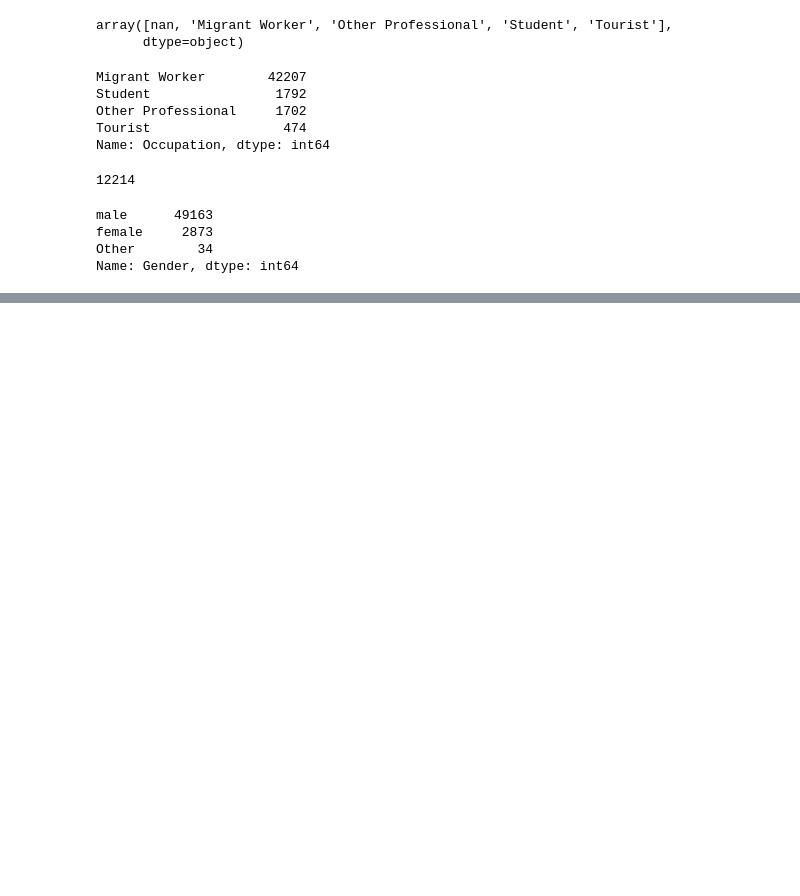
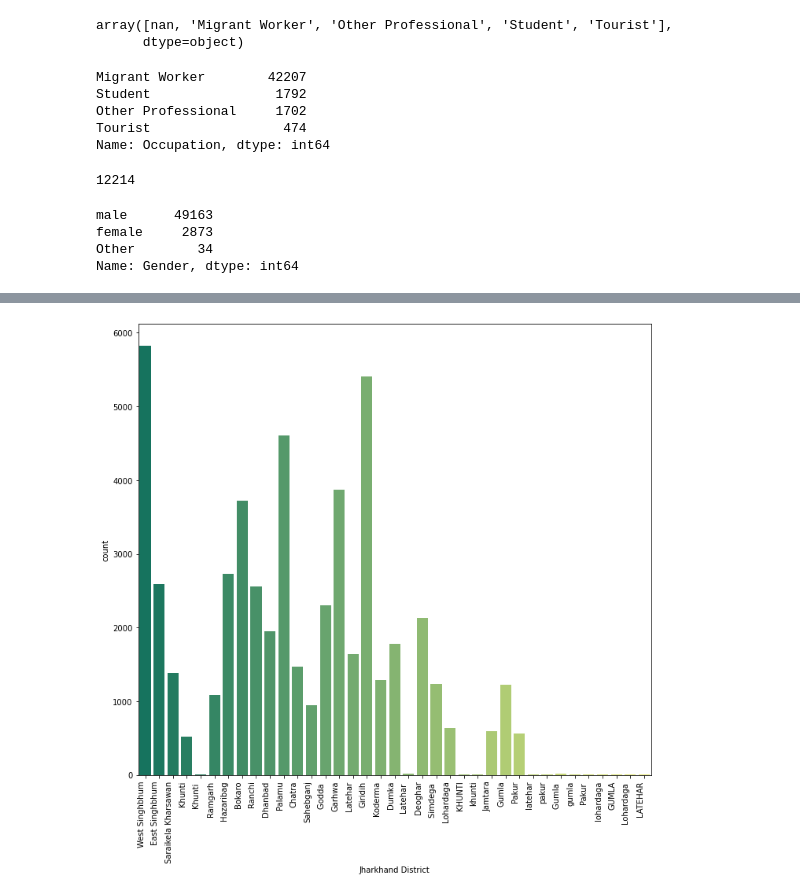
Before and after one commit to VinayakJha-1/Bengaluru_to_Jharkhand_Migration, a Jupyter notebook: Jharkhand_migration.ipynb, the cells around one changed output, grey strips where cells are left out. Cells and saved outputs as stored; diff of their text form; code cells hidden in the pictures; blank space fills up the shorter version.

Commit message:
Plots

```diff
--- a/Jharkhand_migration.ipynb
+++ b/Jharkhand_migration.ipynb
@@ -105,0 +153,9 @@ Percentage_of_women =  sum_of_breastfeeding/
+# %%
+# Understanding District Wise Migration,
+plt.figure(figsize=(10,10))
+bar_plot = sns.countplot(x="Jharkhand District", data = jharkhand_migration, palette='summer')
+bar_plot.set_xticklabels(bar_plot.get_xticklabels(), rotation=90, ha="right")
+plt.tight_layout()
+plt.show()
+# %% [output]
+[figure, added]
```
Also changed, not shown: parts of 10 cells of this notebook.
